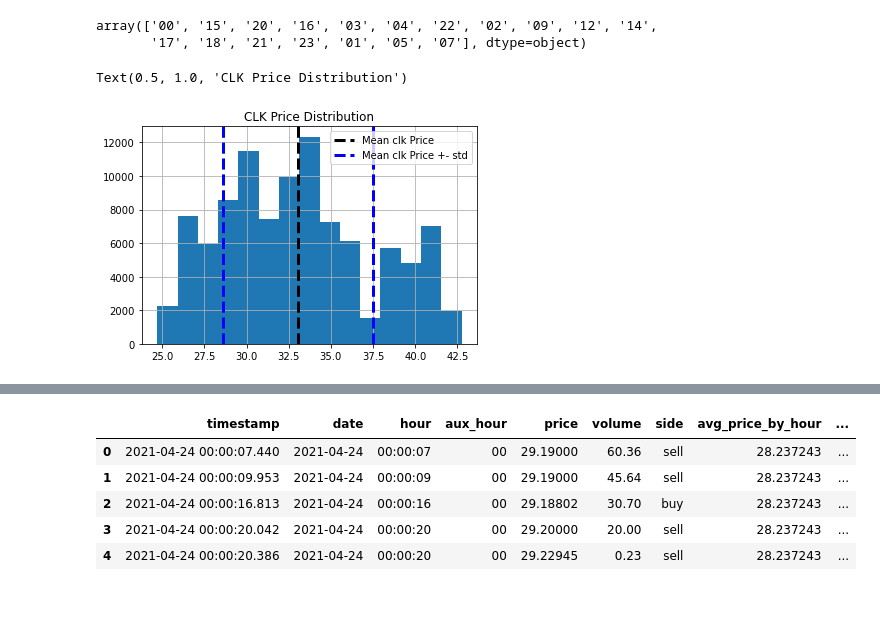
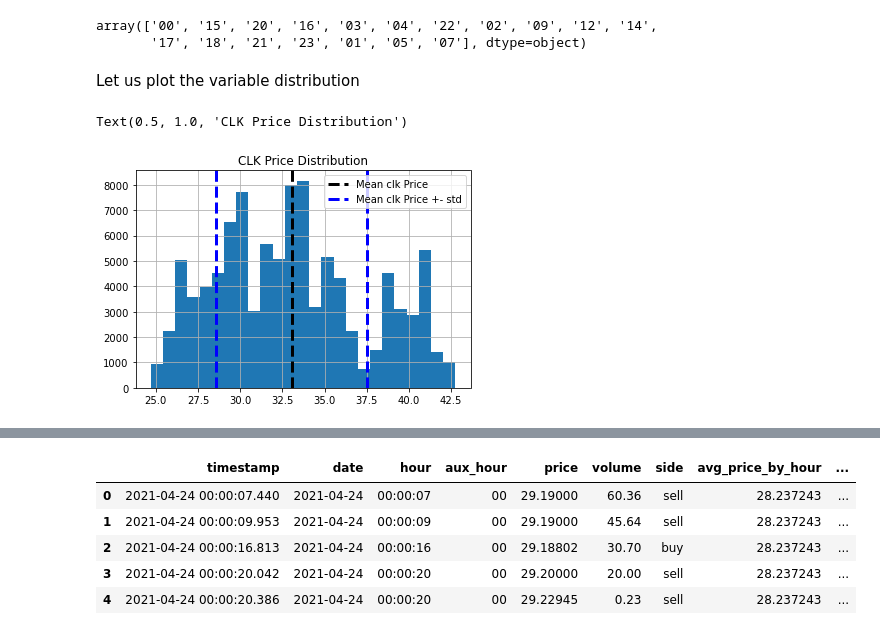
Before and after one commit to xBorja042/Krypto_Trading, a Jupyter notebook: 01_Data_Preprocessing_and_ARIMA.ipynb, the cells around one changed output, grey strips where cells are left out. Saved outputs shown, nothing was run; the diff lists cells and outputs as text; code cells hidden in the pictures; blank space fills up the shorter version.

```diff
--- a/01_Data_Preprocessing_and_ARIMA.ipynb
+++ b/01_Data_Preprocessing_and_ARIMA.ipynb
@@ -85,15 +91,15 @@ clk.loc[clk['std_price_by_hour'] > 0.3, 'aux_hour'].unique()
  Hours with the higher number of movements
 array(['00', '15', '20', '16', '03', '04', '22', '02', '09', '12', '14',
        '17', '18', '21', '23', '01', '05', '07'], dtype=object)
+# %% [markdown]
+Let us plot the variable distribution
 # %%
-import matplotlib.pyplot as plt
-
-clk['price'].hist(bins = 15)
+clk['price'].hist(bins = 25)
 plt.axvline(clk['price'].mean(), color='k', linestyle='dashed', linewidth=3)
 plt.axvline(clk['price'].mean() + clk['price'].std(), color='b', linestyle='dashed', linewidth=3)
 plt.axvline(clk['price'].mean() - clk['price'].std(), color='b', linestyle='dashed', linewidth=3)
 plt.legend(['Mean clk Price', 'Mean clk Price +- std'])
 plt.title('CLK Price Distribution')
 # %% [output]
 Text(0.5, 1.0, 'CLK Price Distribution')
-[figure, old version]
+[figure, new version]
```
Also changed, not shown: parts of 25 cells of this notebook.
